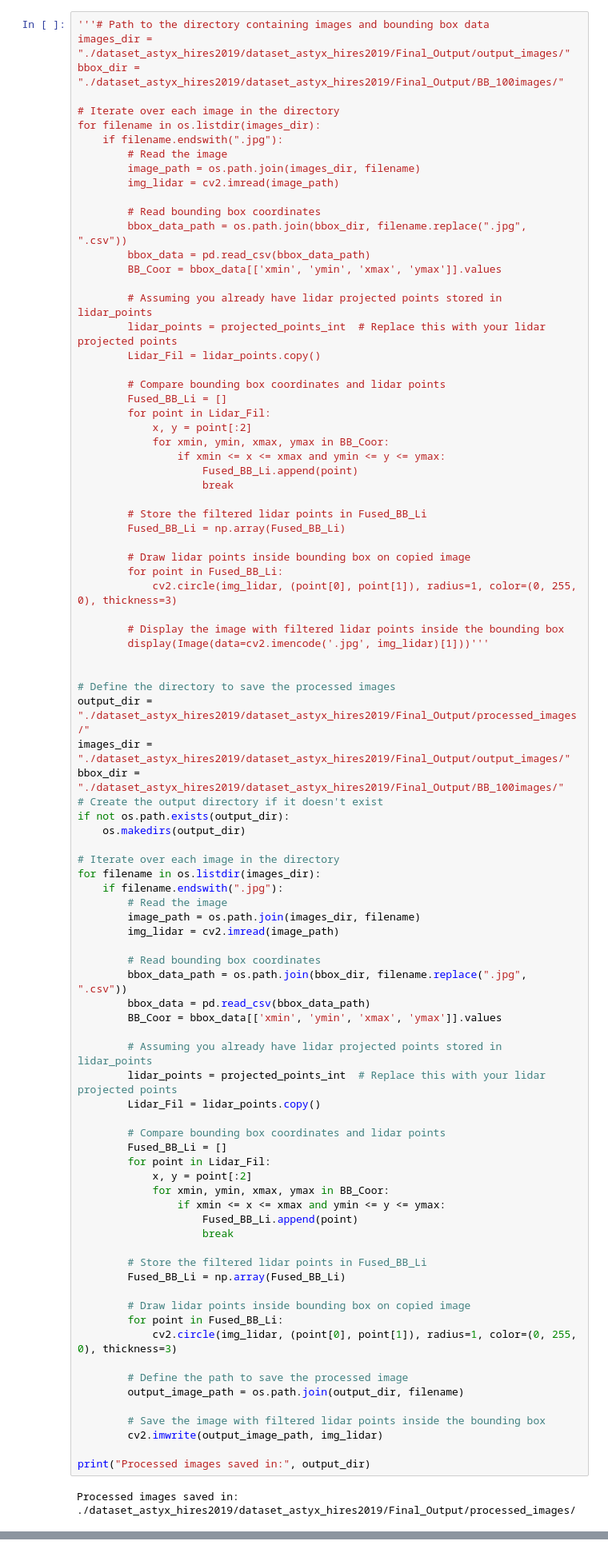
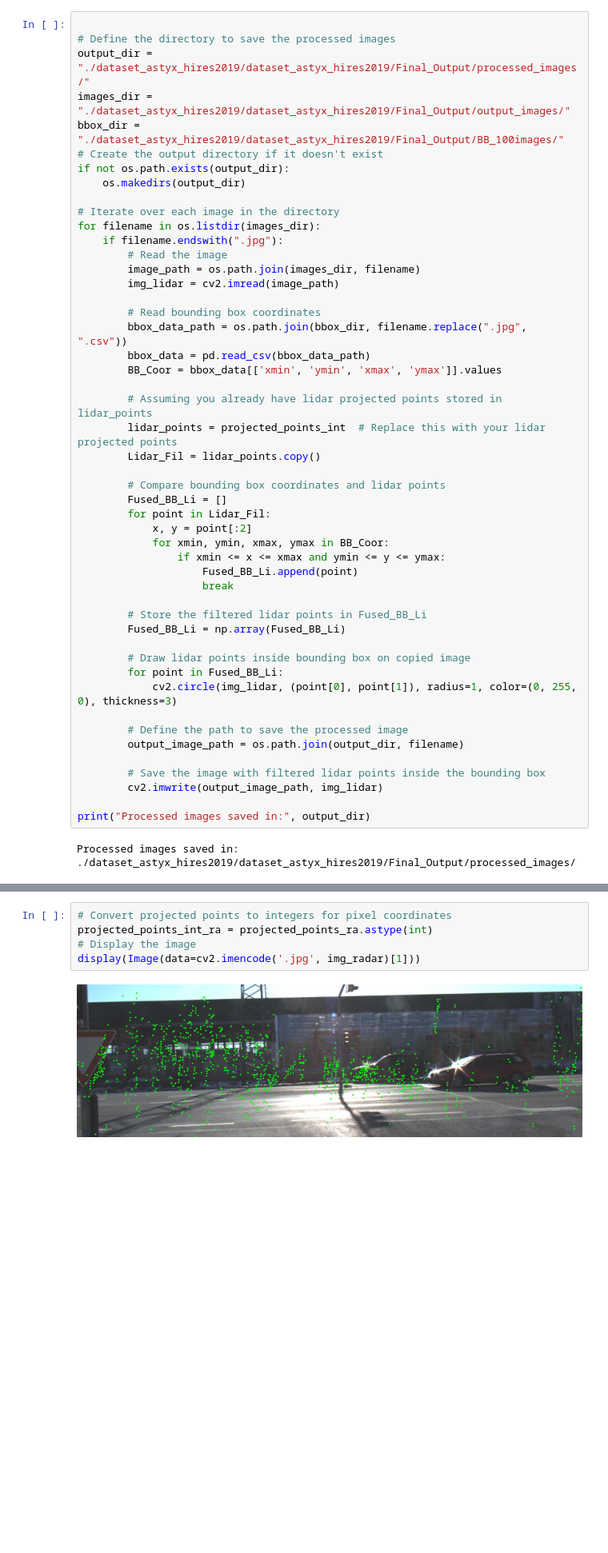
Before and after one commit to Vaibhav212000/sensor_fusion, a Jupyter notebook: random_images.ipynb, the cells around one changed output, grey strips where cells are left out. Shown at 80% size. Cells and saved outputs as stored; diff of their text form; blank space fills up the shorter version.

```diff
--- a/random_images.ipynb
+++ b/random_images.ipynb
@@ -471,45 +471,6 @@ display(Image(data=cv2.imencode('.jpg', img)[1]))
 # %% [output]
 [figure]
 # %%
-'''# Path to the directory containing images and bounding box data
-images_dir = "./dataset_astyx_hires2019/dataset_astyx_hires2019/Final_Output/output_images/"
-bbox_dir = "./dataset_astyx_hires2019/dataset_astyx_hires2019/Final_Output/BB_100images/"
-
-# Iterate over each image in the directory
-for filename in os.listdir(images_dir):
-    if filename.endswith(".jpg"):
-        # Read the image
-        image_path = os.path.join(images_dir, filename)
-        img_lidar = cv2.imread(image_path)
-
-        # Read bounding box coordinates
-        bbox_data_path = os.path.join(bbox_dir, filename.replace(".jpg", ".csv"))
-        bbox_data = pd.read_csv(bbox_data_path)
-        BB_Coor = bbox_data[['xmin', 'ymin', 'xmax', 'ymax']].values
-
-        # Assuming you already have lidar projected points stored in lidar_points
-        lidar_points = projected_points_int  # Replace this with your lidar projected points
-        Lidar_Fil = lidar_points.copy()
-
-        # Compare bounding box coordinates and lidar points
-        Fused_BB_Li = []
-        for point in Lidar_Fil:
-            x, y = point[:2]
-            for xmin, ymin, xmax, ymax in BB_Coor:
-                if xmin <= x <= xmax and ymin <= y <= ymax:
-                    Fused_BB_Li.append(point)
-                    break
-
-        # Store the filtered lidar points in Fused_BB_Li
-        Fused_BB_Li = np.array(Fused_BB_Li)
-
-        # Draw lidar points inside bounding box on copied image
-        for point in Fused_BB_Li:
-            cv2.circle(img_lidar, (point[0], point[1]), radius=1, color=(0, 255, 0), thickness=3)
-
-        # Display the image with filtered lidar points inside the bounding box
-        display(Image(data=cv2.imencode('.jpg', img_lidar)[1]))'''
-
 
 # Define the directory to save the processed images
 output_dir = "./dataset_astyx_hires2019/dataset_astyx_hires2019/Final_Output/processed_images/"
@@ -567,0 +580,7 @@ display(Image(data=cv2.imencode('.jpg', img_lidar)[1]))
+# %%
+# Convert projected points to integers for pixel coordinates
+projected_points_int_ra = projected_points_ra.astype(int)
+# Display the image
+display(Image(data=cv2.imencode('.jpg', img_radar)[1]))
+# %% [output]
+[figure, added]
```
Also changed, not shown: parts of 5 cells of this notebook.
